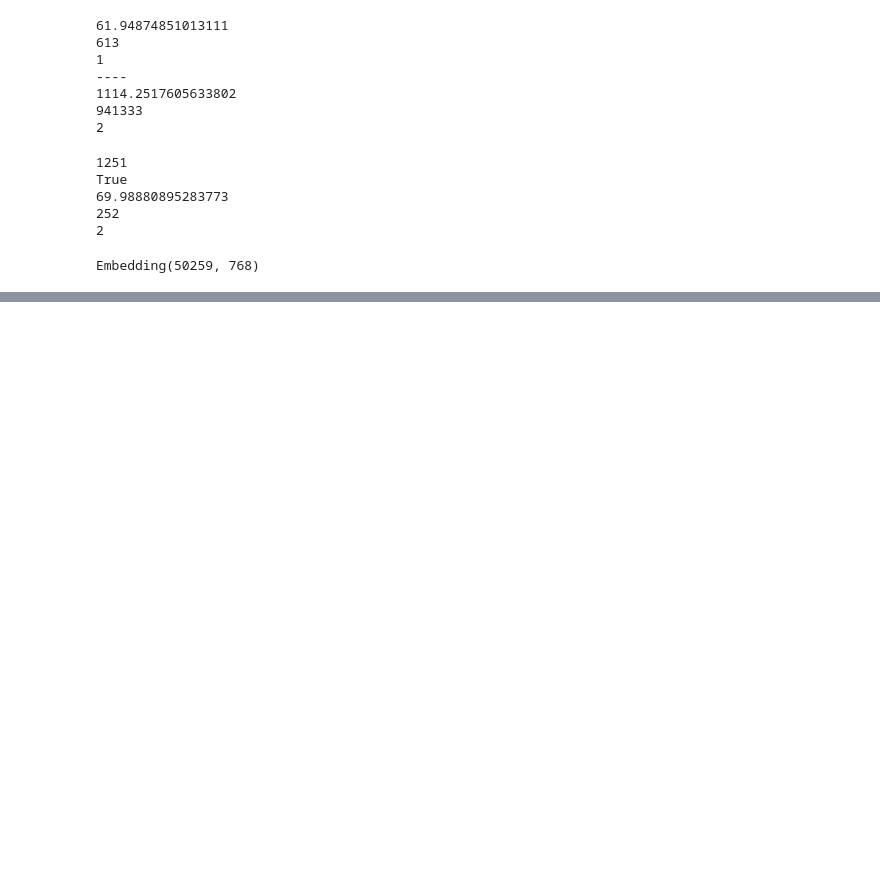
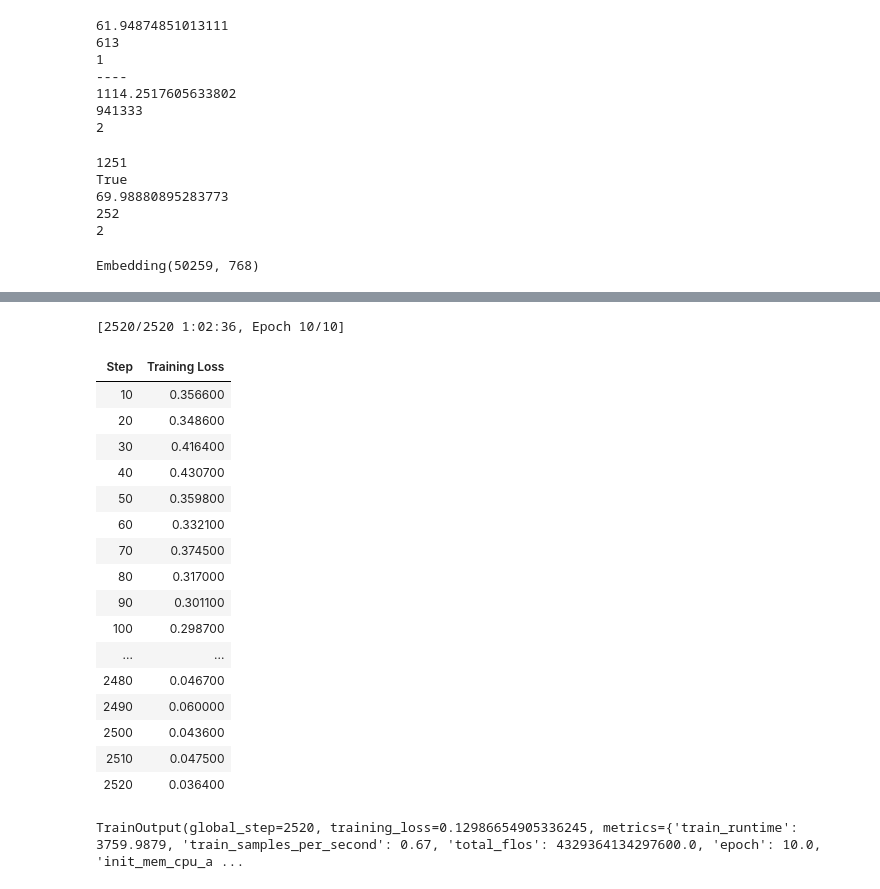
Before and after one commit to faebser/azure-ai-code, a Jupyter notebook: finetuning.ipynb, the cells around one changed output, grey strips where cells are left out. Cells and saved outputs as stored; diff of their text form; code cells hidden in the pictures; blank space fills up the shorter version.

Commit message:
Moar finetune

```diff
--- a/finetuning.ipynb
+++ b/finetuning.ipynb
@@ -261,0 +284,42 @@ Setting `pad_token_id` to `eos_token_id`:50256 for open-end generation.
+# %%
+from transformers import Trainer, TrainingArguments
+
+training_args = TrainingArguments(
+    output_dir='./results-finetune',          # output directory
+    num_train_epochs=10,              # total number of training epochs
+    per_device_train_batch_size=3,  # batch size per device during training
+    per_device_eval_batch_size=64,   # batch size for evaluation
+    warmup_steps=500,                # number of warmup steps for learning rate scheduler
+    weight_decay=0.01,               # strength of weight decay
+    logging_dir='./logs',            # directory for storing logs
+    logging_steps=10,
+)
+
+trainer = Trainer(
+    model=model,                         # the instantiated 🤗 Transformers model to be trained
+    args=training_args,                  # training arguments, defined above
+    train_dataset=train_dataset,         # training dataset
+    eval_dataset=val_dataset             # evaluation dataset
+)
+
+trainer.train()
+# %% [output]
+[2520/2520 1:02:36, Epoch 10/10]
+| Step | Training Loss |
+| 10 | 0.356600 |
+| 20 | 0.348600 |
+| 30 | 0.416400 |
+| 40 | 0.430700 |
+| 50 | 0.359800 |
+| 60 | 0.332100 |
+| 70 | 0.374500 |
+| 80 | 0.317000 |
+| 90 | 0.301100 |
+| 100 | 0.298700 |
+| ... | ... |
+| 2480 | 0.046700 |
+| 2490 | 0.060000 |
+| 2500 | 0.043600 |
+| 2510 | 0.047500 |
+| 2520 | 0.036400 |
+TrainOutput(global_step=2520, training_loss=0.12986654905336245, metrics={'train_runtime': 3759.9879, 'train_samples_per_second': 0.67, 'total_flos': 4329364134297600.0, 'epoch': 10.0, 'init_mem_cpu_a ...
```
Also changed, not shown: parts of 8 cells of this notebook.
